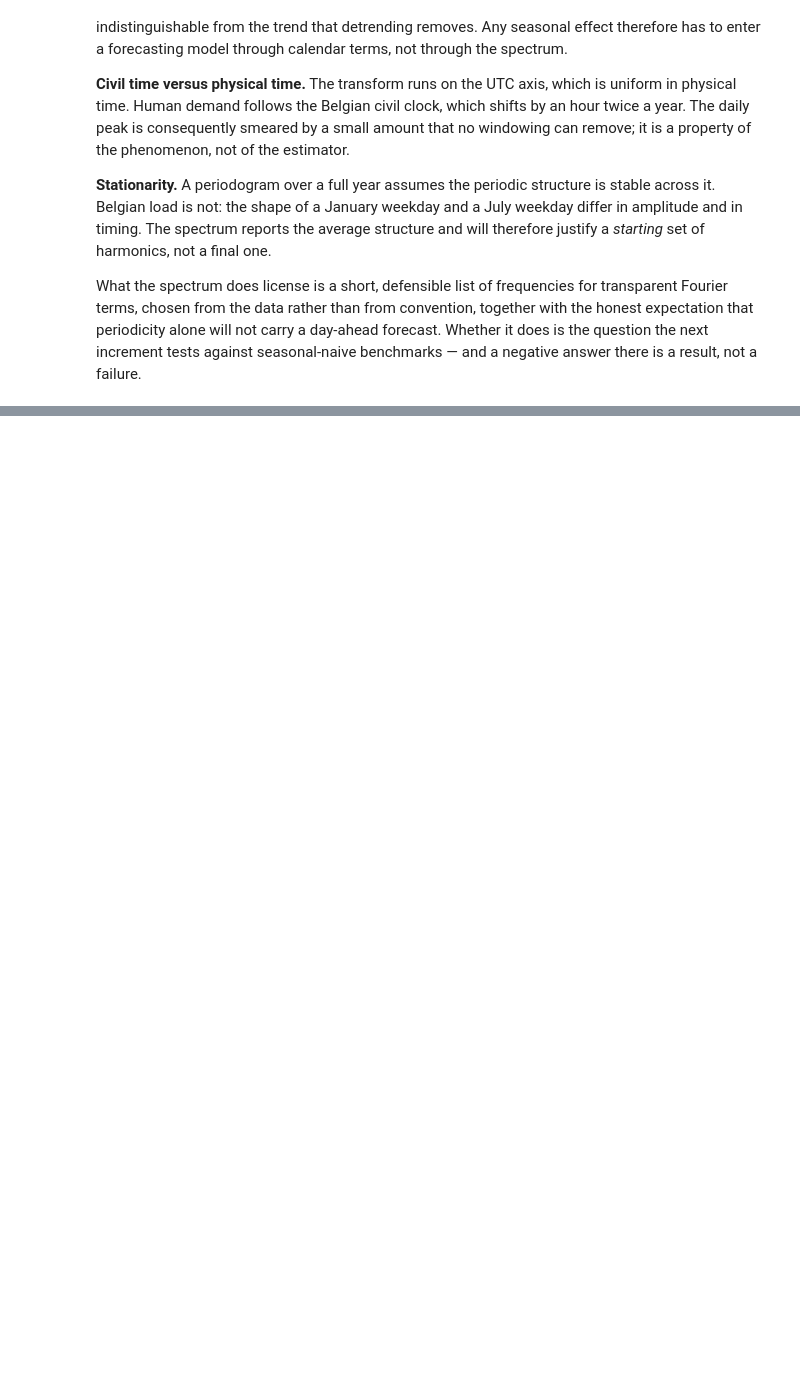
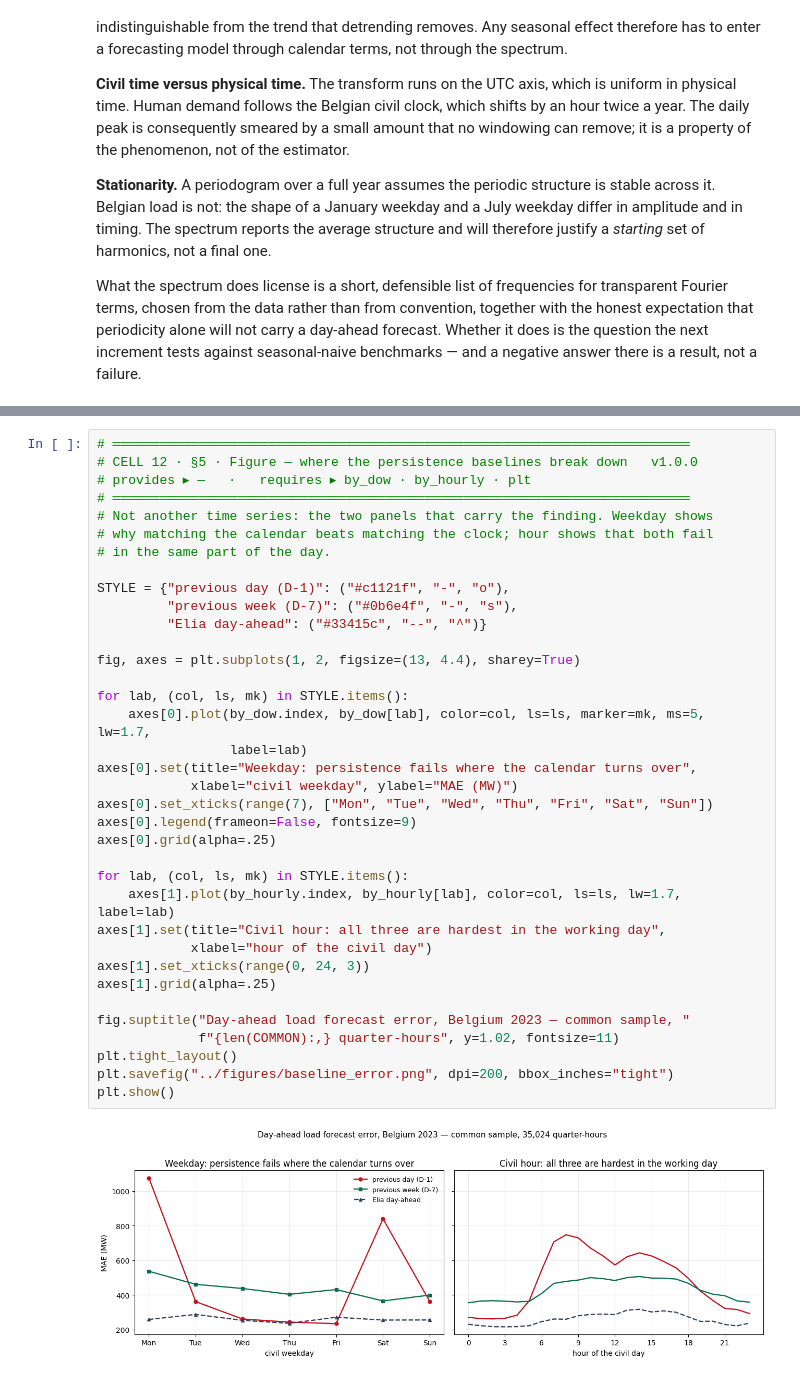
Before and after one commit to evrelegh/ElectricityLoadForecasting, a Jupyter notebook: notebooks/probabilistic_forecasting.ipynb, the cells around one changed output, grey strips where cells are left out. Cells and saved outputs as stored; diff of their text form; blank space fills up the shorter version.

Commit message:
Add day-ahead baseline evaluation

```diff
--- a/notebooks/probabilistic_forecasting.ipynb
+++ b/notebooks/probabilistic_forecasting.ipynb
@@ -594,0 +775,38 @@ not a failure.
+# %%
+# ══════════════════════════════════════════════════════════════════════════
+# CELL 12 · §5 · Figure — where the persistence baselines break down   v1.0.0
+# provides ▸ —   ·   requires ▸ by_dow · by_hourly · plt
+# ══════════════════════════════════════════════════════════════════════════
+# Not another time series: the two panels that carry the finding. Weekday shows
+# why matching the calendar beats matching the clock; hour shows that both fail
+# in the same part of the day.
+
+STYLE = {"previous day (D-1)": ("#c1121f", "-", "o"),
+         "previous week (D-7)": ("#0b6e4f", "-", "s"),
+         "Elia day-ahead": ("#33415c", "--", "^")}
+
+fig, axes = plt.subplots(1, 2, figsize=(13, 4.4), sharey=True)
+
+for lab, (col, ls, mk) in STYLE.items():
+    axes[0].plot(by_dow.index, by_dow[lab], color=col, ls=ls, marker=mk, ms=5, lw=1.7,
+                 label=lab)
+axes[0].set(title="Weekday: persistence fails where the calendar turns over",
+            xlabel="civil weekday", ylabel="MAE (MW)")
+axes[0].set_xticks(range(7), ["Mon", "Tue", "Wed", "Thu", "Fri", "Sat", "Sun"])
+axes[0].legend(frameon=False, fontsize=9)
+axes[0].grid(alpha=.25)
+
+for lab, (col, ls, mk) in STYLE.items():
+    axes[1].plot(by_hourly.index, by_hourly[lab], color=col, ls=ls, lw=1.7, label=lab)
+axes[1].set(title="Civil hour: all three are hardest in the working day",
+            xlabel="hour of the civil day")
+axes[1].set_xticks(range(0, 24, 3))
+axes[1].grid(alpha=.25)
+
+fig.suptitle("Day-ahead load forecast error, Belgium 2023 — common sample, "
+             f"{len(COMMON):,} quarter-hours", y=1.02, fontsize=11)
+plt.tight_layout()
+plt.savefig("../figures/baseline_error.png", dpi=200, bbox_inches="tight")
+plt.show()
+# %% [output]
+[figure, added]
```
Also changed, not shown: parts of 9 cells of this notebook, 1 other file.
